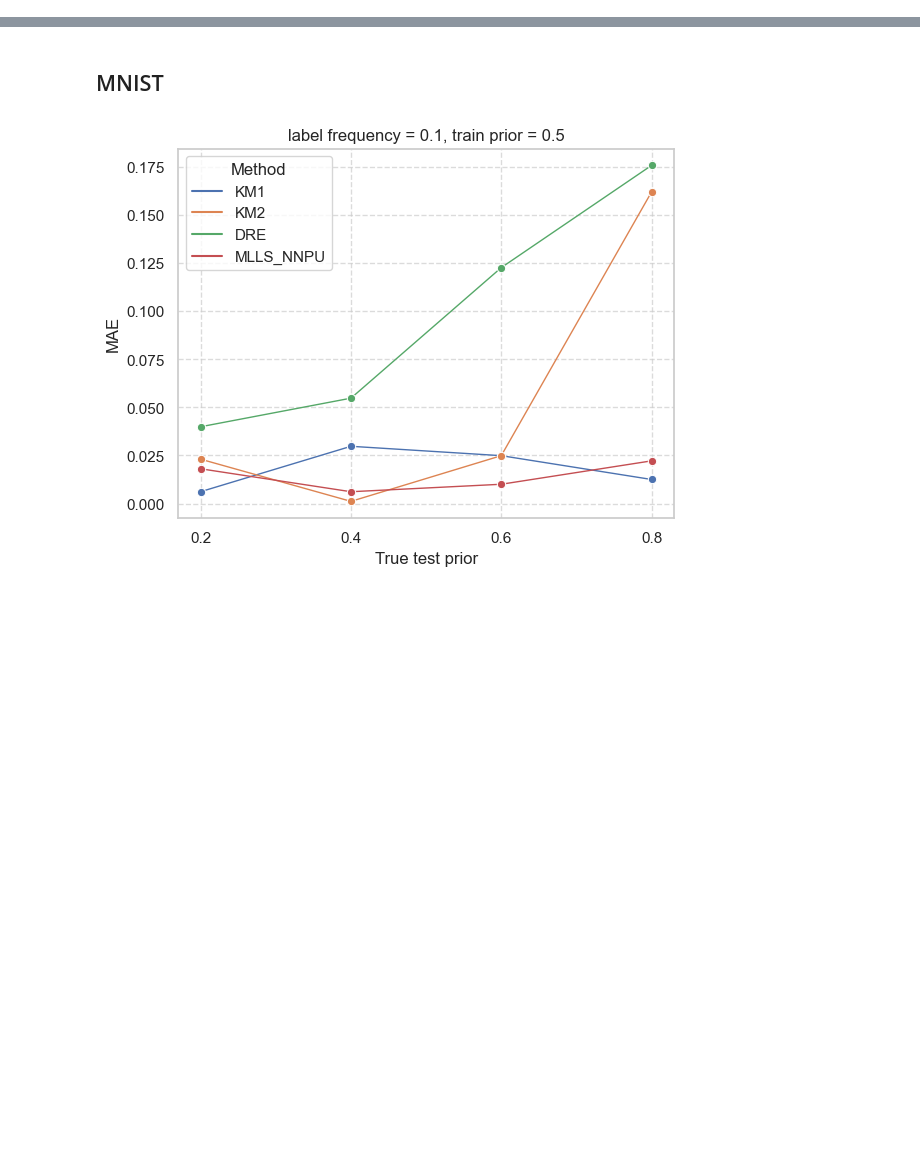
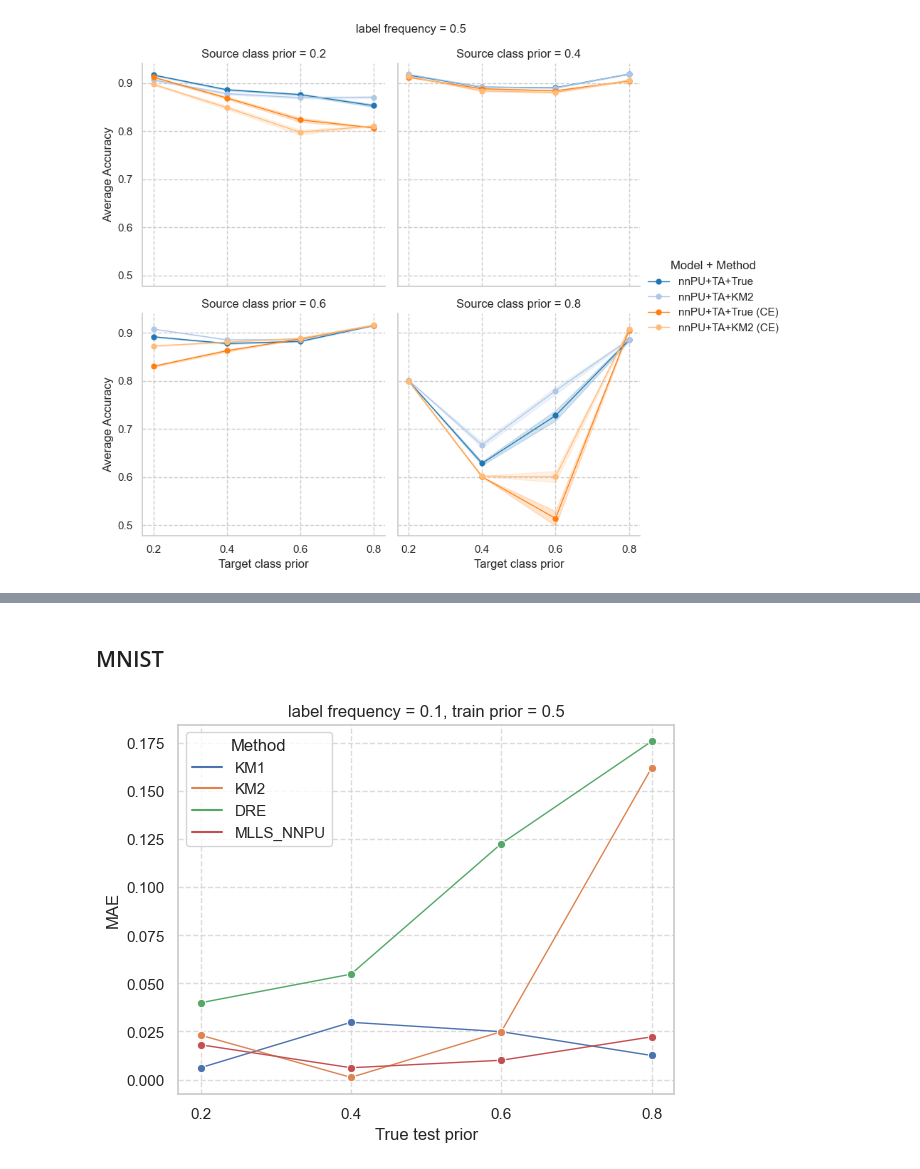
Before and after one commit to izabelatelejko/2026-PULS-Master, a Jupyter notebook: evaluation.ipynb, the cells around one changed output, grey strips where cells are left out. Saved outputs shown, nothing was run; the diff lists cells and outputs as text; code cells hidden in the pictures; blank space fills up the shorter version.

```diff
--- a/evaluation.ipynb
+++ b/evaluation.ipynb
@@ -200,0 +60,23 @@ KeyError: 'mae'
+# %%
+# Average Accuracy of different trained classifiers for Gaussian Dataset (n = n′ = 5000, K = 10)
+
+dataset_name = 'Gauss'
+mean = 0.8
+n = 5000
+label_frequency = 0.5
+pi_grid = [0.2, 0.4, 0.6, 0.8]
+
+methods = ['nnPU+TA+True', 'nnPU+TA+KM2']
+# methods = ["nnPU", "nnPU+Target", "nnPU+TA+True", "nnPU+TA+KM2"]
+
+df_metric = evaluate_all_metrics(dataset_name, mean, n, label_frequency, pi_grid, pi_grid, convert_to_df=True, single_exp=False, nnpu_only=True)
+df_metric_ce = evaluate_all_metrics(dataset_name+'-CE', mean, n, label_frequency, pi_grid, pi_grid, convert_to_df=True, single_exp=False, nnpu_only=True)
+df_metric = df_metric[df_metric['method'].isin(methods)]
+df_metric_ce = df_metric_ce[df_metric_ce['method'].isin(methods)]
+df_metric_ce["method"] = df_metric_ce["method"] + " (CE)"
+df_metric = pd.concat([df_metric, df_metric_ce], ignore_index=True)
+df_metric = df_metric[df_metric['metric'].isin(['accuracy'])]
+
+plot_metric(df_metric, 'Accuracy', pi_grid, label_frequency, verbose=True, show_se=True, K=5)
+# %% [output]
+[figure, added]
```
Also changed, not shown: parts of 11 cells of this notebook, 5 other files.
